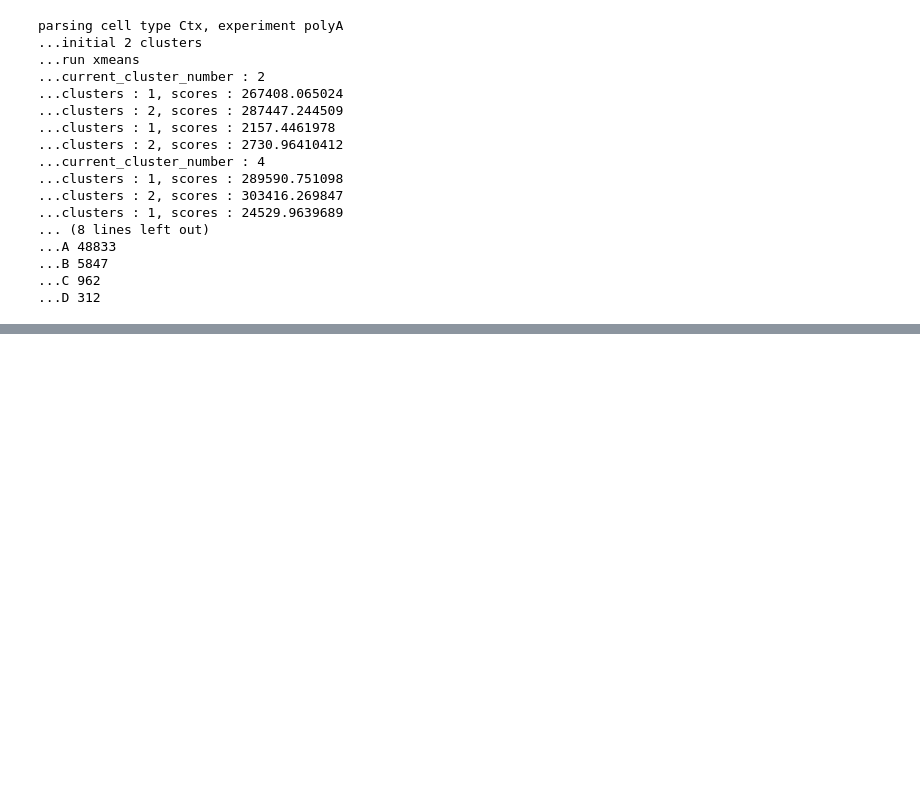
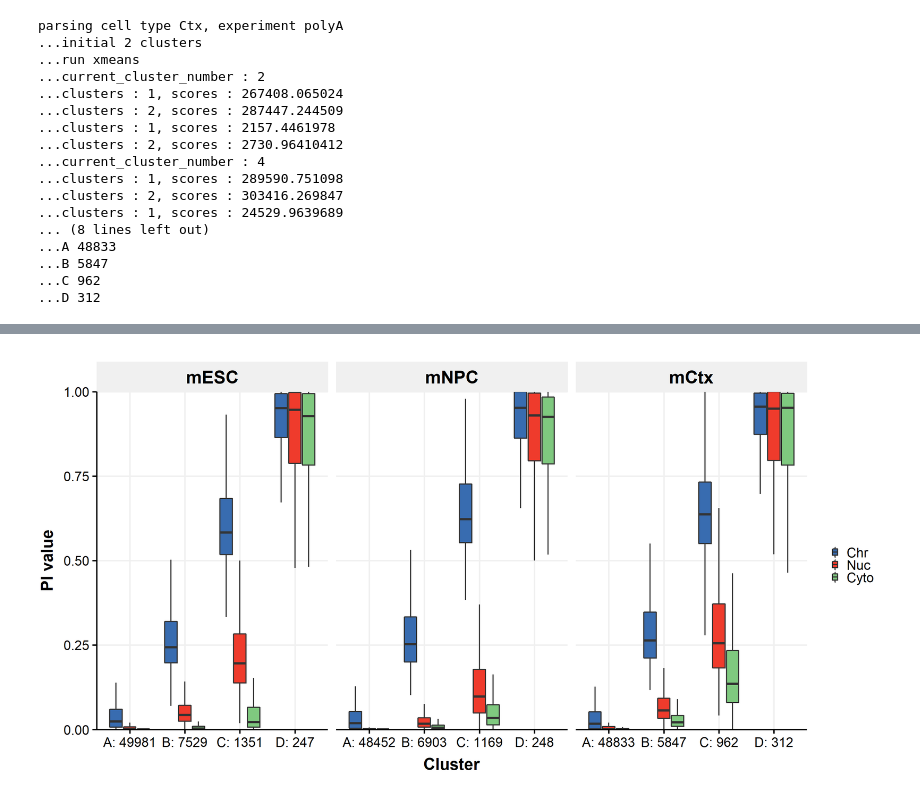
Before and after one commit to zcpan/intron-retention-scripts, a Jupyter notebook: xmeans_cluster_U_intron_2/run_scripts.ipynb, the cells around one changed output, grey strips where cells are left out. Saved outputs shown, nothing was run; the diff lists cells and outputs as text; code cells hidden in the pictures; blank space fills up the shorter version.

```diff
--- a/xmeans_cluster_U_intron_2/run_scripts.ipynb
+++ b/xmeans_cluster_U_intron_2/run_scripts.ipynb
@@ -91,0 +88,4 @@ IFrame("cluster.pdf", width=600, height=300)
+# %%
+display(Image.open('cluster.png'))
+# %% [output]
+[figure, added]
```
Also changed, not shown: parts of 4 cells of this notebook, 2 other files.
